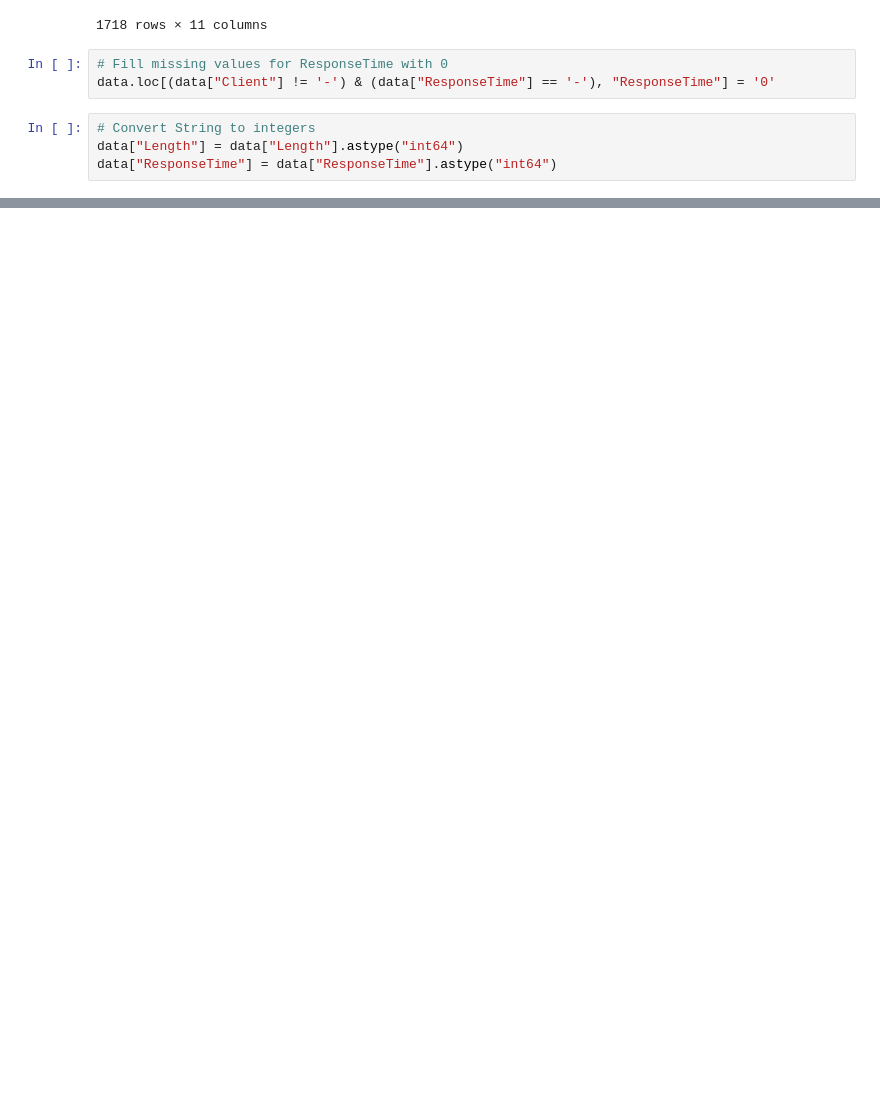
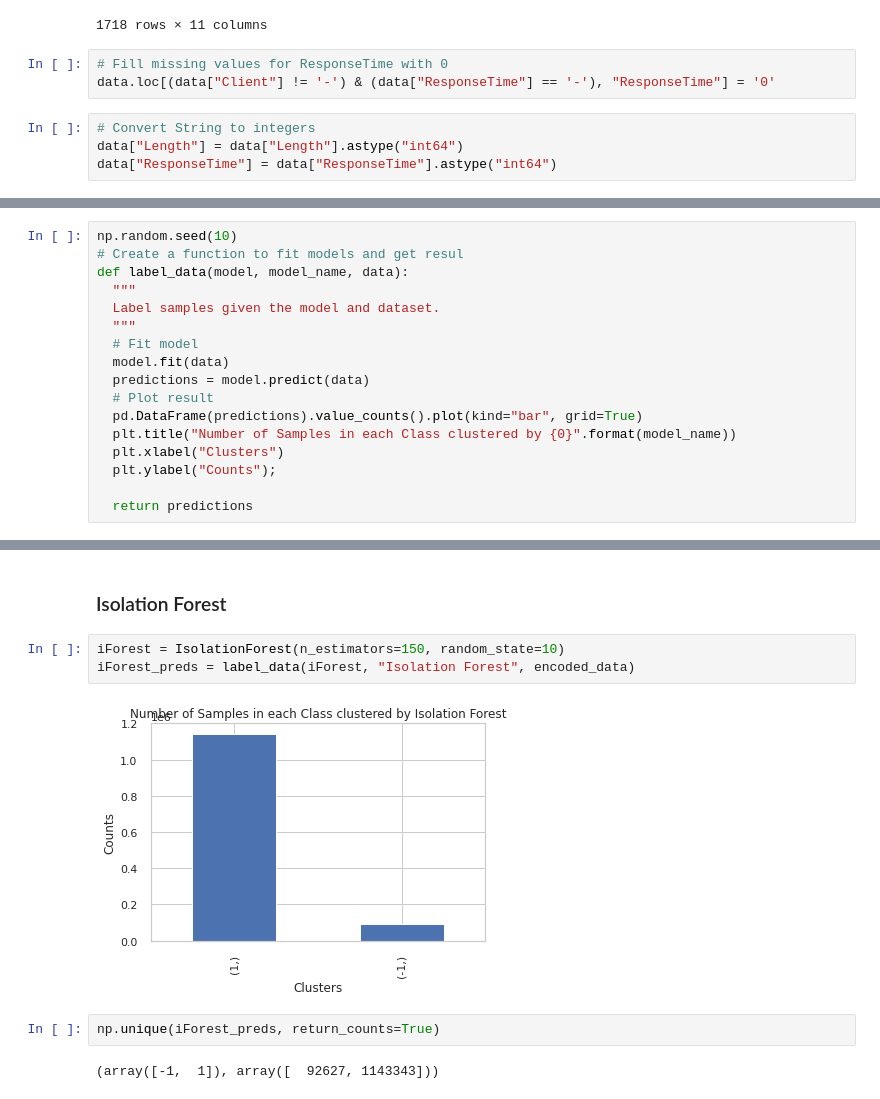
Before and after one commit to navidkanaani/ml-projects, a Jupyter notebook: anomaly_detection_rc_final.ipynb, the cells around one changed output, grey strips where cells are left out. Drawn from its saved outputs; the diff is of its cells as text; blank space fills up the shorter version.

```diff
--- a/anomaly_detection_rc_final.ipynb
+++ b/anomaly_detection_rc_final.ipynb
@@ -482,0 +654,17 @@ array([  108.,   108.,  5125., ..., 11301.,   108.,   108.])
+# %%
+np.random.seed(10)
+# Create a function to fit models and get resul
+def label_data(model, model_name, data):
+  """
+  Label samples given the model and dataset.
+  """
+  # Fit model
+  model.fit(data)
+  predictions = model.predict(data)
+  # Plot result
+  pd.DataFrame(predictions).value_counts().plot(kind="bar", grid=True)
+  plt.title("Number of Samples in each Class clustered by {0}".format(model_name))
+  plt.xlabel("Clusters")
+  plt.ylabel("Counts");
+
+  return predictions
@@ -482,0 +712,11 @@ array([  108.,   108.,  5125., ..., 11301.,   108.,   108.])
+# %% [markdown]
+### Isolation Forest
+# %%
+iForest = IsolationForest(n_estimators=150, random_state=10)
+iForest_preds = label_data(iForest, "Isolation Forest", encoded_data)
+# %% [output]
+[figure, added]
+# %%
+np.unique(iForest_preds, return_counts=True)
+# %% [output]
+(array([-1,  1]), array([  92627, 1143343]))
```
Also changed, not shown: parts of 117 cells of this notebook.
